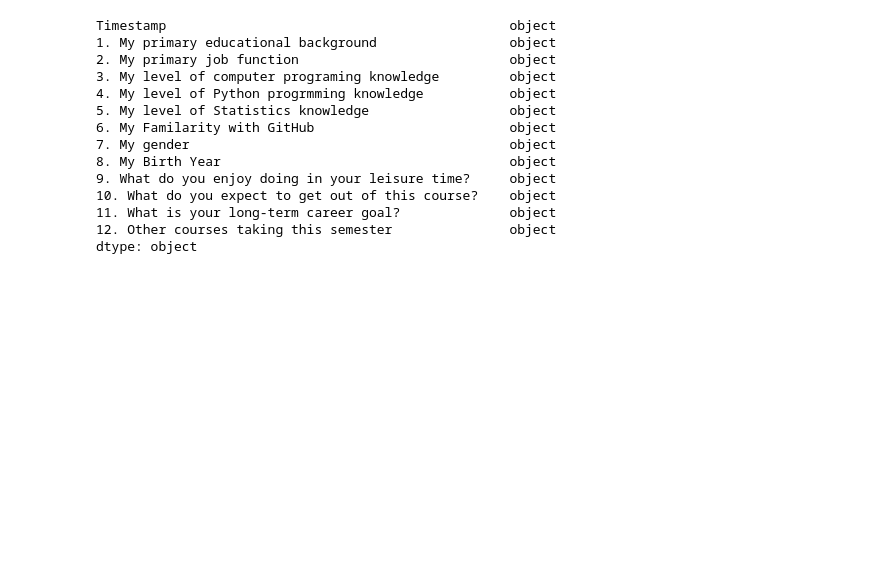
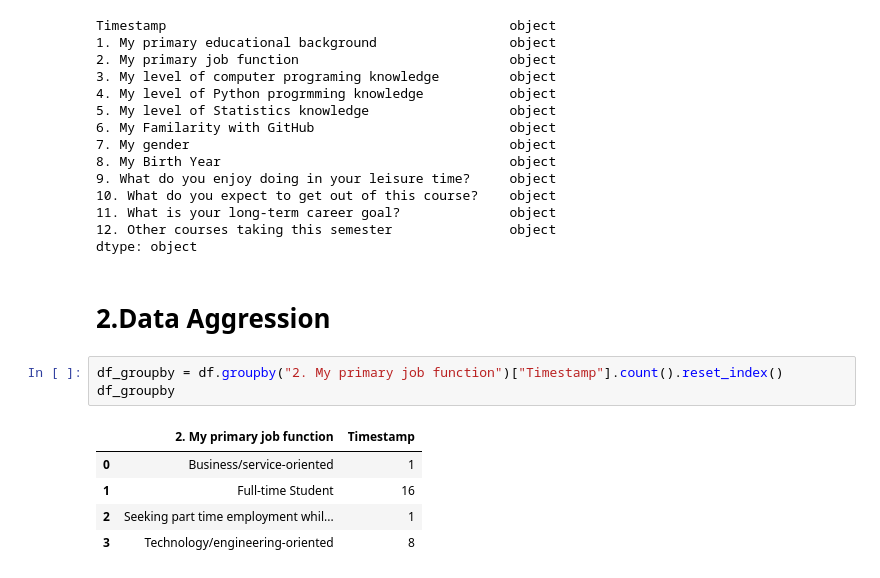
Before and after one commit to NPranaya7/Data_690_Pranaya, a Jupyter notebook: Assignment_02/Inclass_Session_02(07_02).ipynb, the cells around one changed output. Saved outputs shown, nothing was run; the diff lists cells and outputs as text; blank space fills up the shorter version.

```diff
--- a/Assignment_02/Inclass_Session_02(07_02).ipynb
+++ b/Assignment_02/Inclass_Session_02(07_02).ipynb
@@ -78,3 +81,14 @@ Timestamp                                            object
 11. What is your long-term career goal?              object
 12. Other courses taking this semester               object
 dtype: object
+# %% [markdown]
+# 2.Data Aggression
+# %%
+df_groupby = df.groupby("2. My primary job function")["Timestamp"].count().reset_index()
+df_groupby
+# %% [output]
+|  | 2. My primary job function | Timestamp |
+| 0 | Business/service-oriented | 1 |
+| 1 | Full-time Student | 16 |
+| 2 | Seeking part time employment whil... | 1 |
+| 3 | Technology/engineering-oriented | 8 |
```
Also changed, not shown: parts of 7 cells of this notebook.
